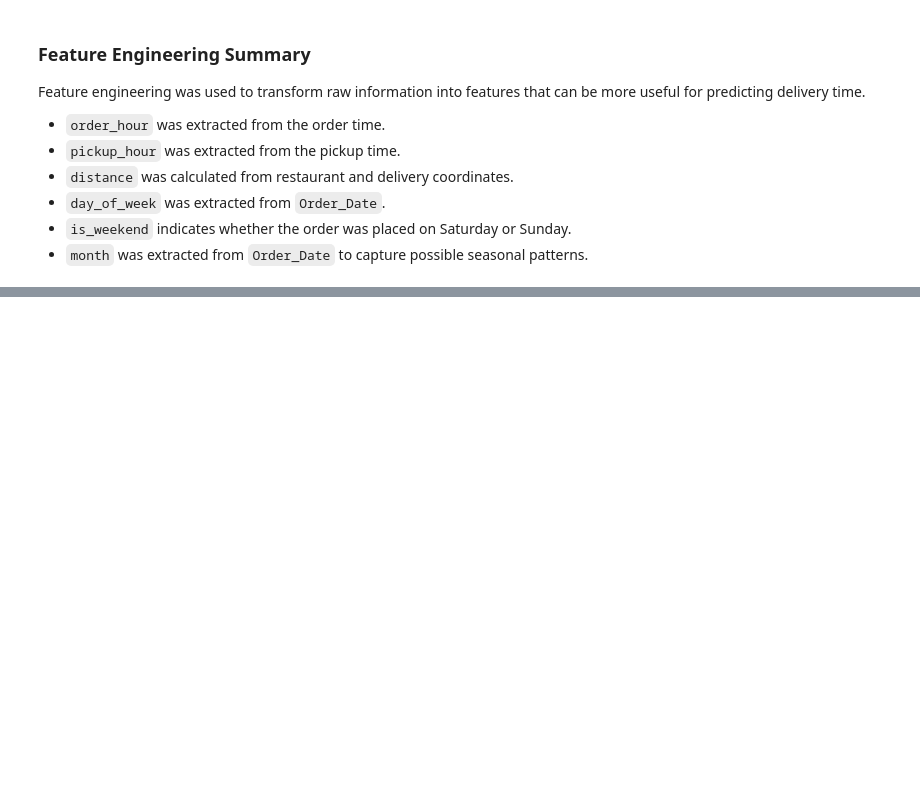
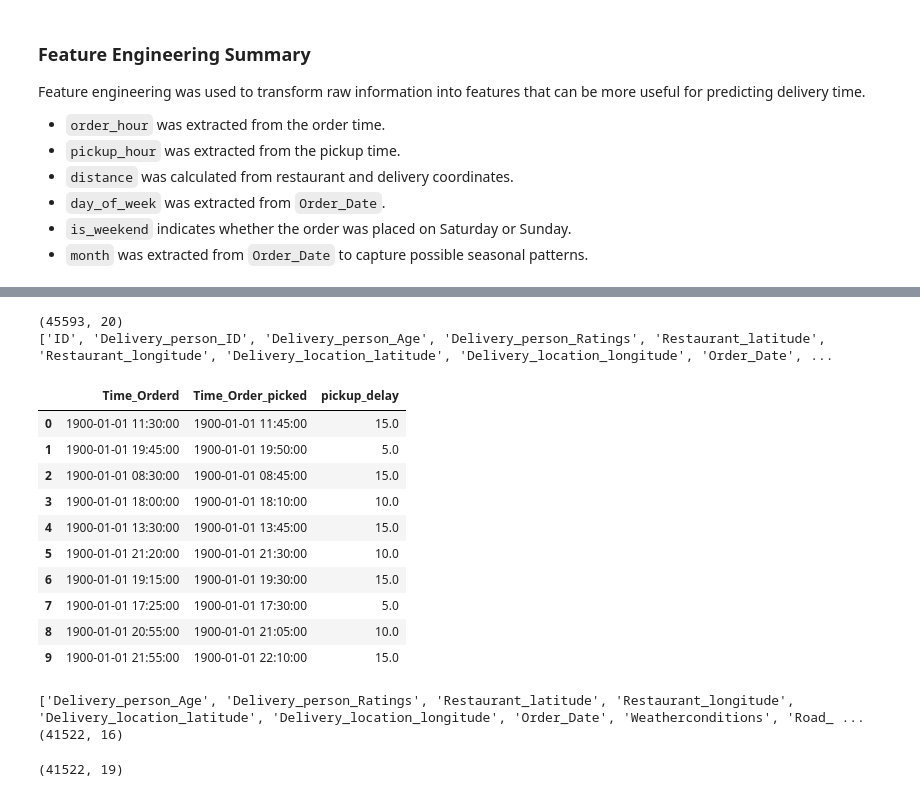
Before and after one commit to lahcen404/DeliveryETA, a Jupyter notebook: notebooks/feature_Engineering.ipynb, the cells around one changed output, grey strips where cells are left out. Drawn from its saved outputs; the diff is of its cells as text; code cells hidden in the pictures; blank space fills up the shorter version.

```diff
--- a/notebooks/feature_Engineering.ipynb
+++ b/notebooks/feature_Engineering.ipynb
@@ -211,0 +219,50 @@ df.to_csv("../data/feature_engineered_data.csv", index=False)
+# %%
+raw_df = pd.read_csv("../data/dataset_food_delivery.csv")
+
+print(raw_df.shape)
+print(raw_df.columns.tolist())
+# %% [output]
+(45593, 20)
+['ID', 'Delivery_person_ID', 'Delivery_person_Age', 'Delivery_person_Ratings', 'Restaurant_latitude', 'Restaurant_longitude', 'Delivery_location_latitude', 'Delivery_location_longitude', 'Order_Date', ...
+# %%
+# Convert order and pickup times to datetime
+raw_df["Time_Orderd"] = pd.to_datetime(
+    raw_df["Time_Orderd"],
+    format="%H:%M:%S",
+    errors="coerce"
+)
+
+raw_df["Time_Order_picked"] = pd.to_datetime(
+    raw_df["Time_Order_picked"],
+    format="%H:%M:%S",
+    errors="coerce"
+)
+
+# Calculate pickup delay in minutes
+raw_df["pickup_delay"] = (
+    raw_df["Time_Order_picked"] - raw_df["Time_Orderd"]
+).dt.total_seconds() / 60
+# %%
+raw_df[
+    ["Time_Orderd", "Time_Order_picked", "pickup_delay"]
+].head(10)
+# %% [output]
+|  | Time_Orderd | Time_Order_picked | pickup_delay |
+| 0 | 1900-01-01 11:30:00 | 1900-01-01 11:45:00 | 15.0 |
+| 1 | 1900-01-01 19:45:00 | 1900-01-01 19:50:00 | 5.0 |
+| 2 | 1900-01-01 08:30:00 | 1900-01-01 08:45:00 | 15.0 |
+| 3 | 1900-01-01 18:00:00 | 1900-01-01 18:10:00 | 10.0 |
+| 4 | 1900-01-01 13:30:00 | 1900-01-01 13:45:00 | 15.0 |
+| 5 | 1900-01-01 21:20:00 | 1900-01-01 21:30:00 | 10.0 |
+| 6 | 1900-01-01 19:15:00 | 1900-01-01 19:30:00 | 15.0 |
+| 7 | 1900-01-01 17:25:00 | 1900-01-01 17:30:00 | 5.0 |
+| 8 | 1900-01-01 20:55:00 | 1900-01-01 21:05:00 | 10.0 |
+| 9 | 1900-01-01 21:55:00 | 1900-01-01 22:10:00 | 15.0 |
+# %%
+cleaned_df = pd.read_csv("../data/cleaned_data.csv")
+
+print(cleaned_df.columns.tolist())
+print(cleaned_df.shape)
+# %% [output]
+['Delivery_person_Age', 'Delivery_person_Ratings', 'Restaurant_latitude', 'Restaurant_longitude', 'Delivery_location_latitude', 'Delivery_location_longitude', 'Order_Date', 'Weatherconditions', 'Road_ ...
+(41522, 16)
@@ -211,0 +275,4 @@ df.to_csv("../data/feature_engineered_data.csv", index=False)
+# %%
+df.shape
+# %% [output]
+(41522, 19)
```
Also changed, not shown: parts of 8 cells of this notebook, 9 other files.
